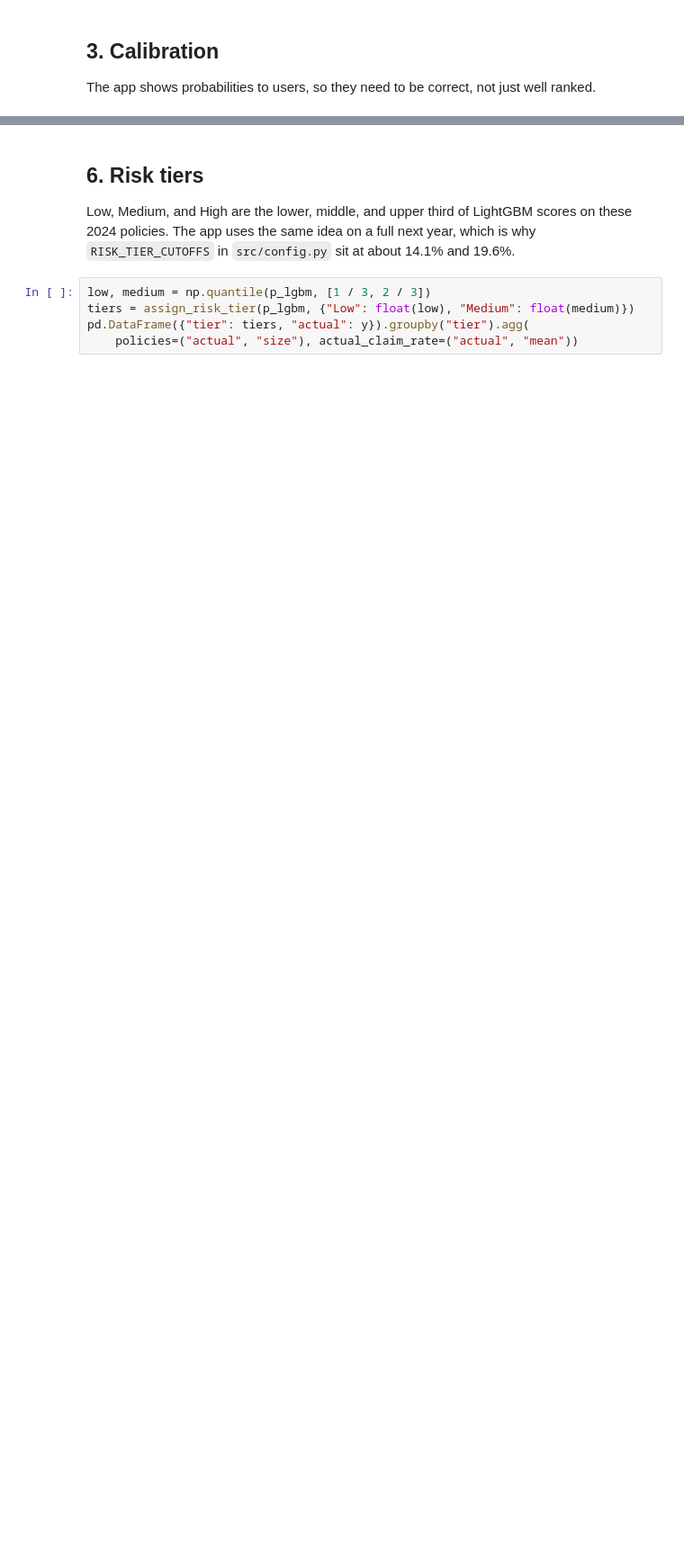
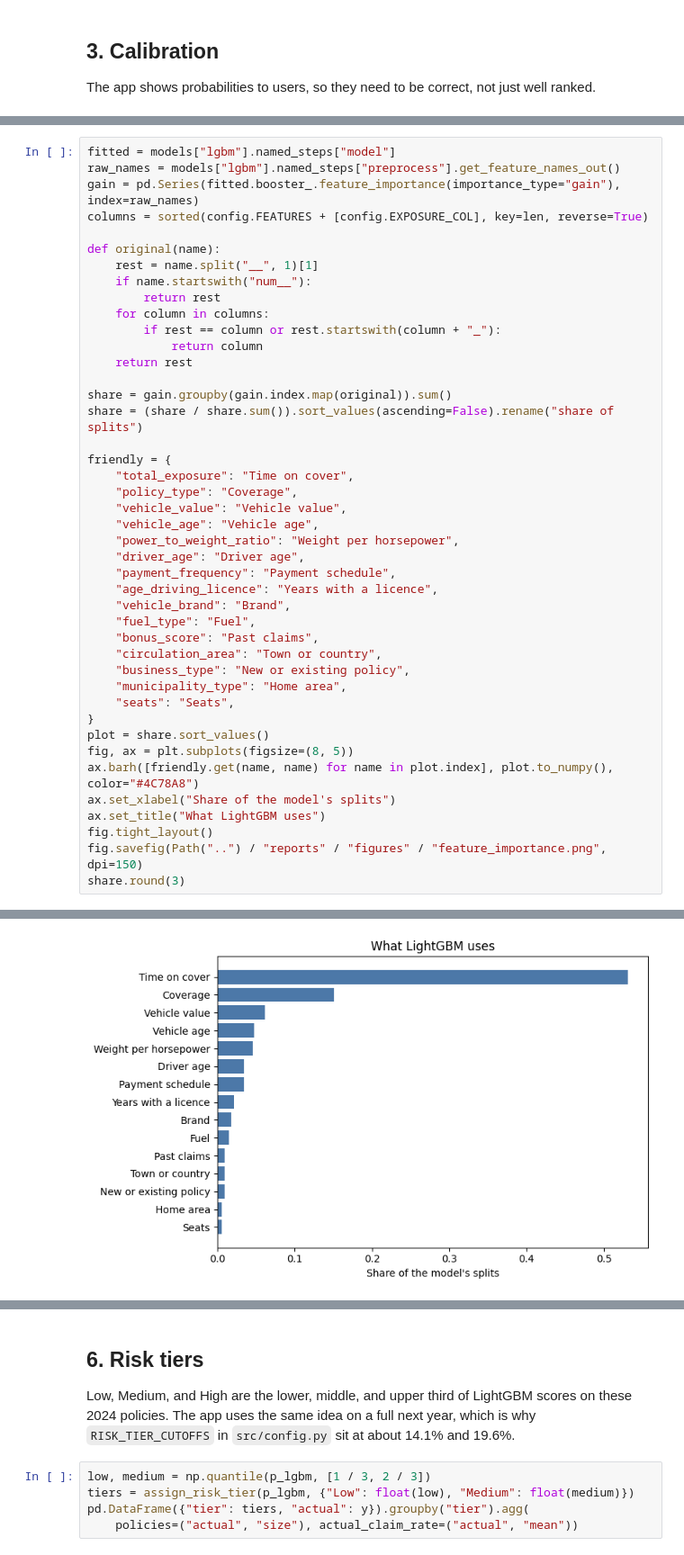
Before and after one commit to angekonan715/predictNextClaim, a Jupyter notebook: notebooks/03_evaluation.ipynb, the cells around one changed output, grey strips where cells are left out. Shown at 90% size. Saved outputs shown, nothing was run; the diff lists cells and outputs as text; blank space fills up the shorter version.

```diff
--- a/notebooks/03_evaluation.ipynb
+++ b/notebooks/03_evaluation.ipynb
@@ -77,0 +108,44 @@ Since 2012, EU insurers cannot use gender to set prices. TODO: refit with and wi
+# %%
+fitted = models["lgbm"].named_steps["model"]
+raw_names = models["lgbm"].named_steps["preprocess"].get_feature_names_out()
+gain = pd.Series(fitted.booster_.feature_importance(importance_type="gain"), index=raw_names)
+columns = sorted(config.FEATURES + [config.EXPOSURE_COL], key=len, reverse=True)
+
+def original(name):
+    rest = name.split("__", 1)[1]
+    if name.startswith("num__"):
+        return rest
+    for column in columns:
+        if rest == column or rest.startswith(column + "_"):
+            return column
+    return rest
+
+share = gain.groupby(gain.index.map(original)).sum()
+share = (share / share.sum()).sort_values(ascending=False).rename("share of splits")
+
+friendly = {
+    "total_exposure": "Time on cover",
+    "policy_type": "Coverage",
+    "vehicle_value": "Vehicle value",
+    "vehicle_age": "Vehicle age",
+    "power_to_weight_ratio": "Weight per horsepower",
+    "driver_age": "Driver age",
+    "payment_frequency": "Payment schedule",
+    "age_driving_licence": "Years with a licence",
+    "vehicle_brand": "Brand",
+    "fuel_type": "Fuel",
+    "bonus_score": "Past claims",
+    "circulation_area": "Town or country",
+    "business_type": "New or existing policy",
+    "municipality_type": "Home area",
+    "seats": "Seats",
+}
+plot = share.sort_values()
+fig, ax = plt.subplots(figsize=(8, 5))
+ax.barh([friendly.get(name, name) for name in plot.index], plot.to_numpy(), color="#4C78A8")
+ax.set_xlabel("Share of the model's splits")
+ax.set_title("What LightGBM uses")
+fig.tight_layout()
+fig.savefig(Path("..") / "reports" / "figures" / "feature_importance.png", dpi=150)
+share.round(3)
+# %% [output]
@@ -77,0 +168 @@ Since 2012, EU insurers cannot use gender to set prices. TODO: refit with and wi
+[figure, added]
```
Also changed, not shown: parts of 14 cells of this notebook, 15 other files.
